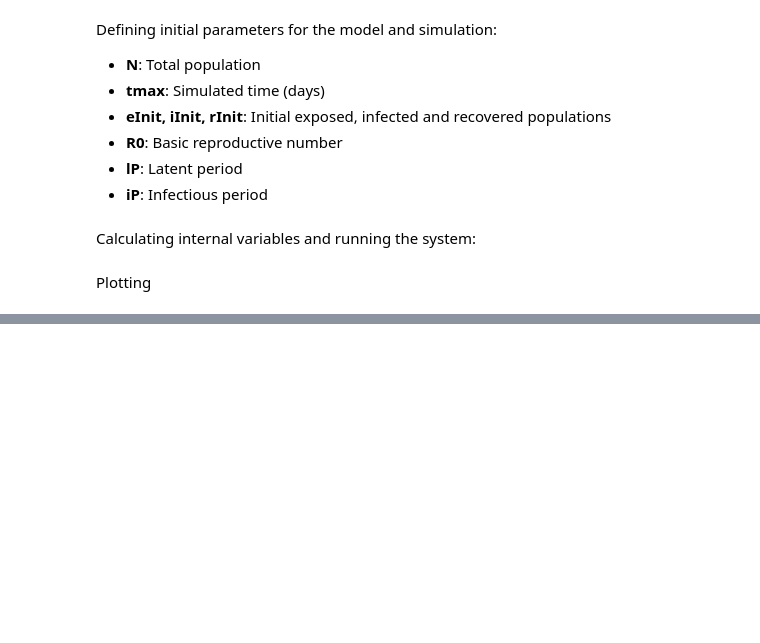
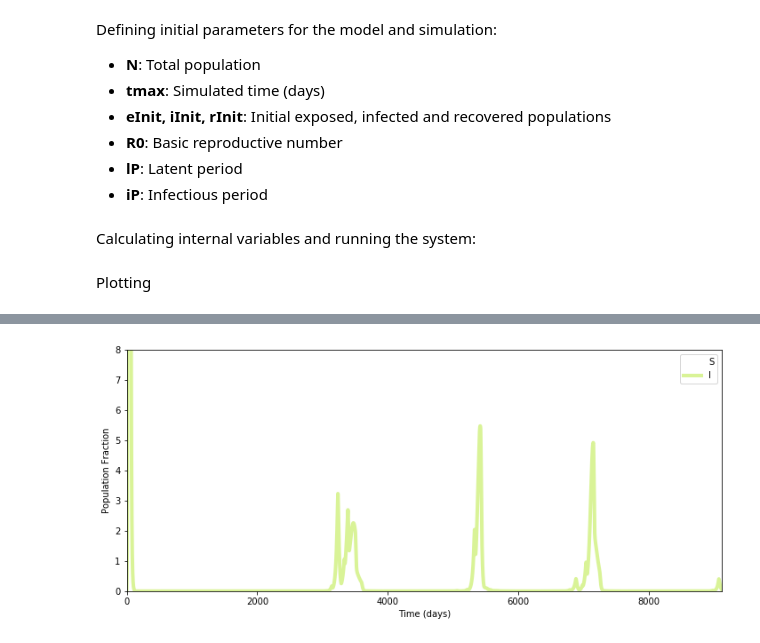
Before and after one commit to Chipdelmal/epiModellingClass, a Jupyter notebook: Practical02/Measles.ipynb, the cells around one changed output, grey strips where cells are left out. Drawn from its saved outputs; the diff is of its cells as text; code cells hidden in the pictures; blank space fills up the shorter version.

```diff
--- a/Practical02/Measles.ipynb
+++ b/Practical02/Measles.ipynb
@@ -91,0 +96,8 @@ triplets = (
+# %%
+# Defining triplets: (series, color, label)
+triplets = ((S, '#FFFFFF', 'S'), (I, '#b4e830', 'I'))
+# Plotting
+(fig, ax) = aux.plotEpiDynamicsPop(triplets, t, tmax, 8, lw=4)
+plt.savefig('./img/MeaslesZoom.png', dpi=500, pad_inches=.01, bbox_inches='tight')
+# %% [output]
+[figure, added]
```
Also changed, not shown: parts of 4 cells of this notebook, 7 other files.
